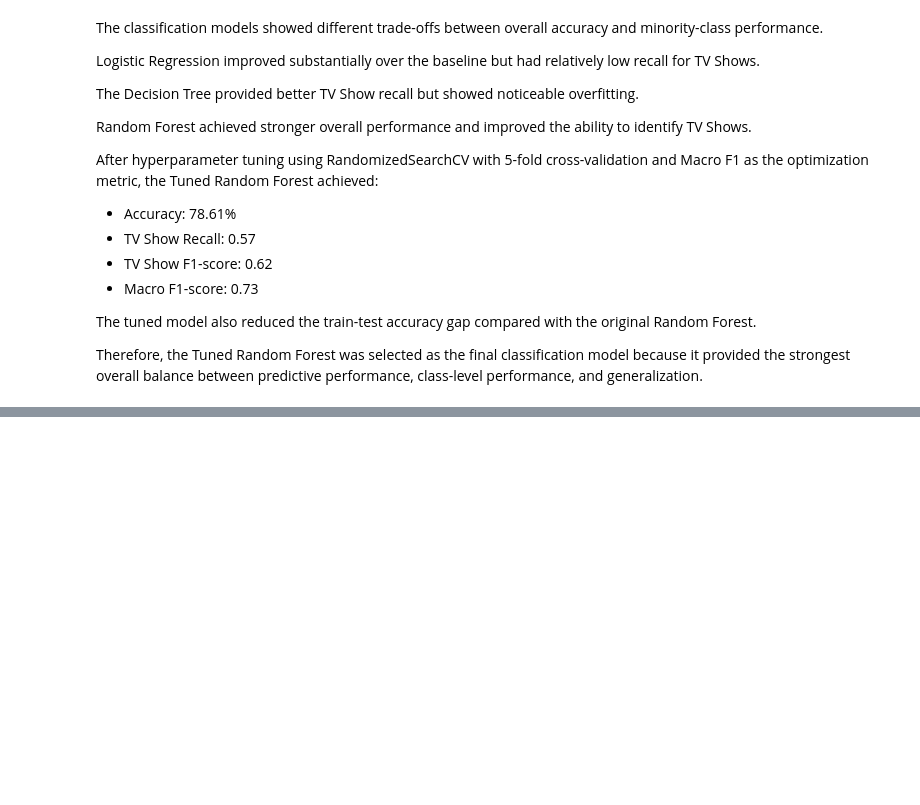
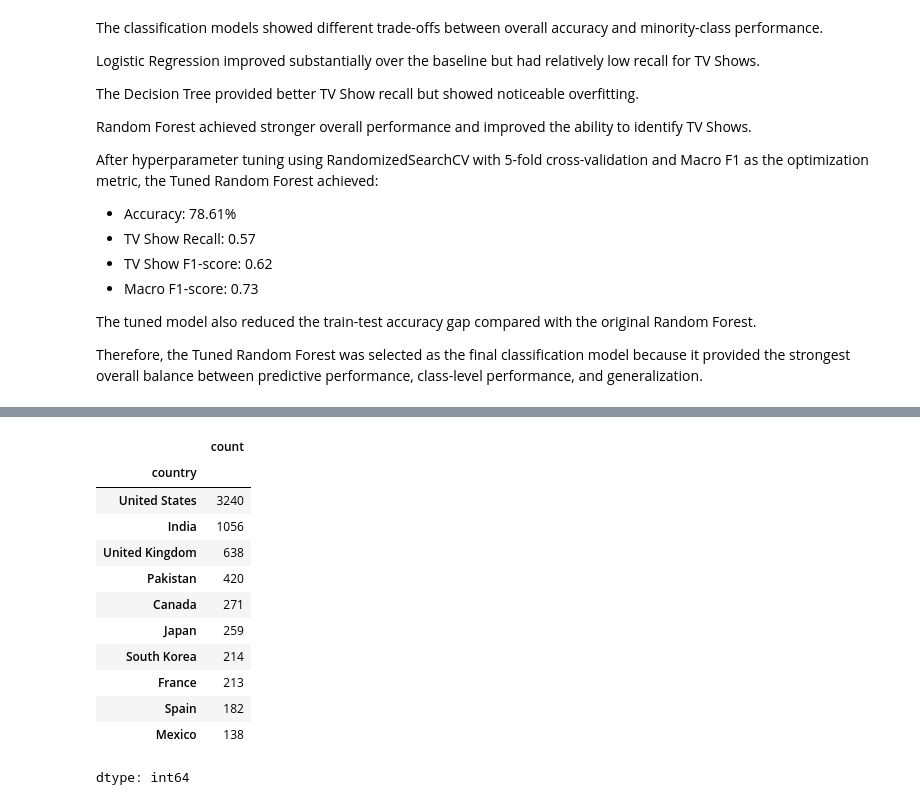
Before and after one commit to ahmedmamdouh111/Netflix-data-science-internship, a Jupyter notebook: Netflix_Data_Science_Internship.ipynb, the cells around one changed output, grey strips where cells are left out. Cells and saved outputs as stored; diff of their text form; code cells hidden in the pictures; blank space fills up the shorter version.

```diff
--- a/Netflix_Data_Science_Internship.ipynb
+++ b/Netflix_Data_Science_Internship.ipynb
@@ -2316,0 +2370,17 @@ Therefore, the Tuned Random Forest was selected as the final classification mode
+# %%
+top_countries = country_data['country'].value_counts().head(10)
+top_countries
+# %% [output]
+|  | count |
+| country |  |
+| United States | 3240 |
+| India | 1056 |
+| United Kingdom | 638 |
+| Pakistan | 420 |
+| Canada | 271 |
+| Japan | 259 |
+| South Korea | 214 |
+| France | 213 |
+| Spain | 182 |
+| Mexico | 138 |
+dtype: int64
```
Also changed, not shown: parts of 11 cells of this notebook.
